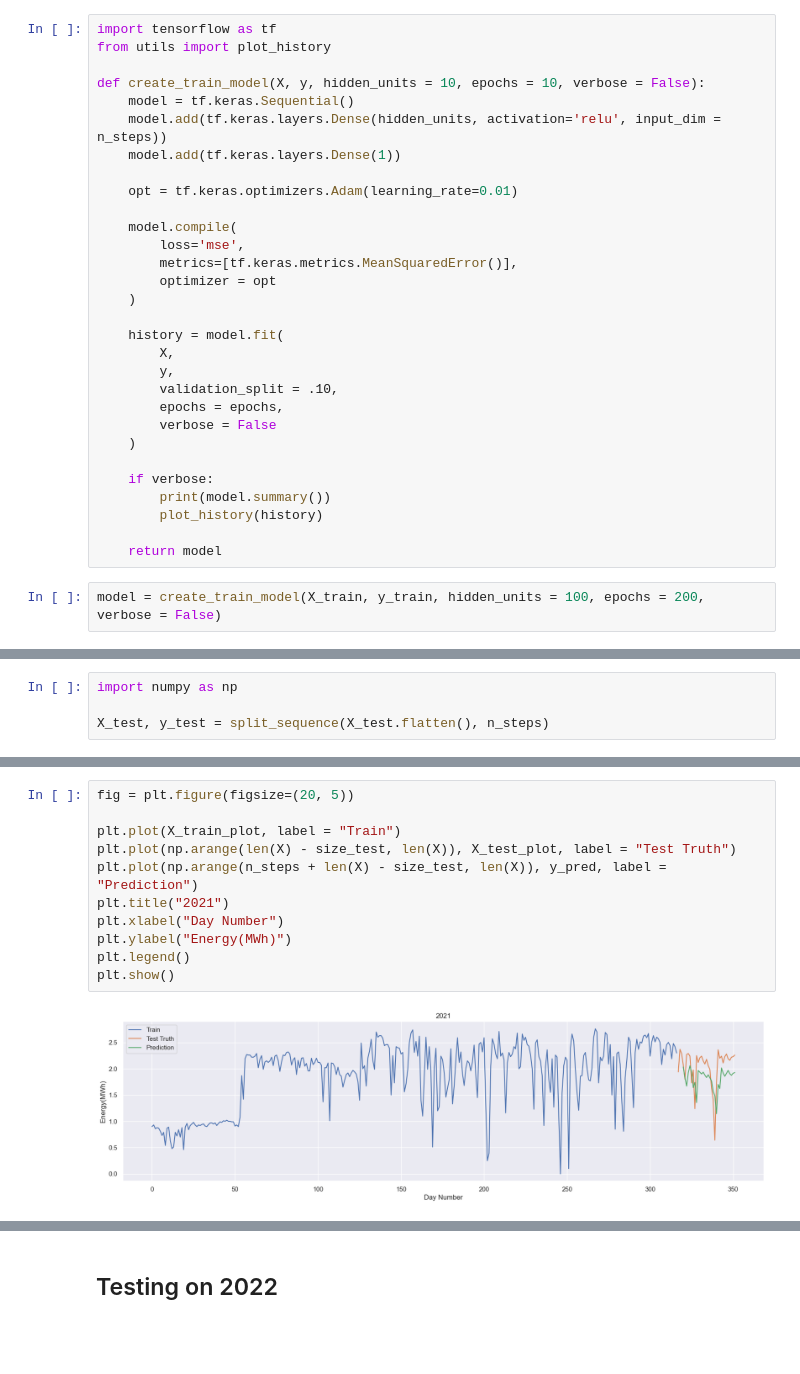
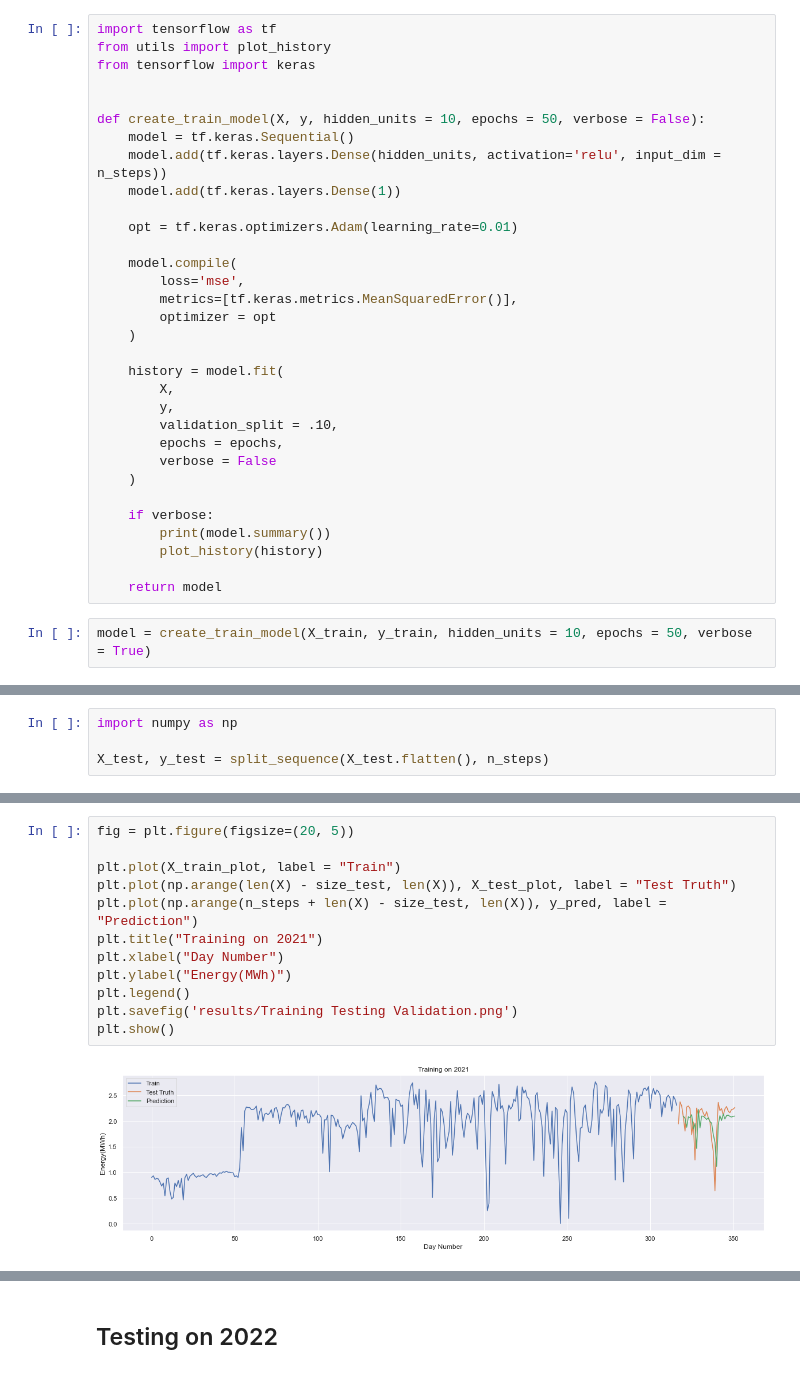
Before and after one commit to Ivanrs297/machine-learning-projects, a Jupyter notebook: energy-generation-analysis/main.ipynb, the cells around one changed output, grey strips where cells are left out. Saved outputs shown, nothing was run; the diff lists cells and outputs as text; blank space fills up the shorter version.

Commit message:
Results of Energy Generation Analysis

```diff
--- a/energy-generation-analysis/main.ipynb
+++ b/energy-generation-analysis/main.ipynb
@@ -92,8 +91,10 @@ X_train[0:10], y_train[0:10], X_train.shape
 # %%
 import tensorflow as tf
 from utils import plot_history
+from tensorflow import keras
 
-def create_train_model(X, y, hidden_units = 10, epochs = 10, verbose = False):
+
+def create_train_model(X, y, hidden_units = 10, epochs = 50, verbose = False):
     model = tf.keras.Sequential()
     model.add(tf.keras.layers.Dense(hidden_units, activation='relu', input_dim = n_steps))
     model.add(tf.keras.layers.Dense(1))
@@ -120,4 +121,4 @@ def create_train_model(X, y, hidden_units = 10, epochs = 10, verbose = False):
 
     return model
 # %%
-model = create_train_model(X_train, y_train, hidden_units = 100, epochs = 200, verbose = False)
+model = create_train_model(X_train, y_train, hidden_units = 10, epochs = 50, verbose = True)
@@ -138,13 +154,14 @@ Validation MSE:  0.15330743098150273
 # %%
 fig = plt.figure(figsize=(20, 5))
 
 plt.plot(X_train_plot, label = "Train")
 plt.plot(np.arange(len(X) - size_test, len(X)), X_test_plot, label = "Test Truth")
 plt.plot(np.arange(n_steps + len(X) - size_test, len(X)), y_pred, label = "Prediction")
-plt.title("2021")
+plt.title("Training on 2021")
 plt.xlabel("Day Number")
 plt.ylabel("Energy(MWh)")
 plt.legend()
+plt.savefig('results/Training Testing Validation.png')
 plt.show()
 # %% [output]
-[figure, old version]
+[figure, new version]
```
Also changed, not shown: parts of 10 cells of this notebook, 8 other files.
